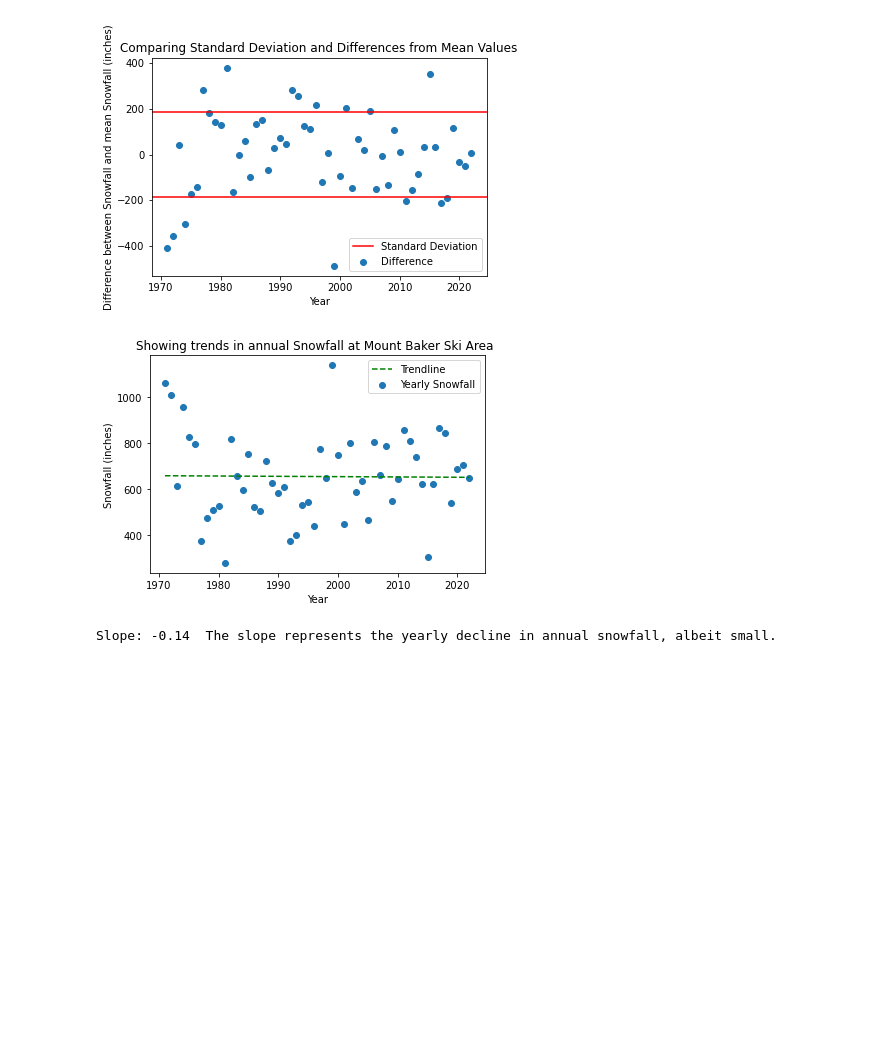
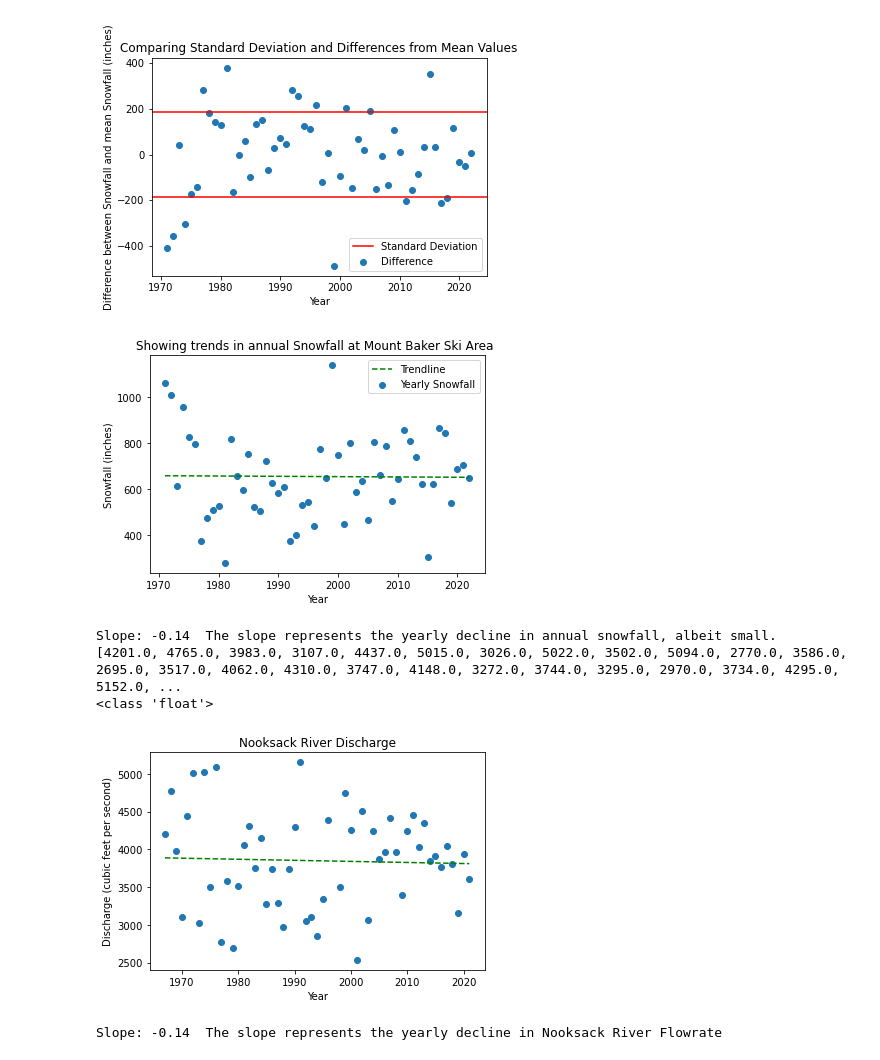
Before and after one commit to jrtomer/Python_Project, a Jupyter notebook: Finalproject.ipynb, the cells around one changed output. Drawn from its saved outputs; the diff is of its cells as text; code cells hidden in the pictures; blank space fills up the shorter version.

Commit message:
Plotted Nooksack river Discharge

```diff
--- a/Finalproject.ipynb
+++ b/Finalproject.ipynb
@@ -13,9 +13,6 @@ data = data.rename(columns={'Total_Snowfall': 'Total Snowfall'})
 
 y = data['Total Snowfall']
 x = data['Years']
-
-
-
 
 plt.plot(x, y)
 plt.ylabel('Snowfall (inches)')
@@ -36,9 +33,9 @@ for value in y:
 
 
 plt.scatter(x, error_values)
-plt.axhline(std_snowfall, color='r', linestyle='-')
+plt.axhline(pos_std_snowfall, color='r', linestyle='-')
 plt.gca().legend(('Standard Deviation','Difference'))
-plt.axhline(-(std_snowfall), color='r', linestyle='-')
+plt.axhline(neg_std_snowfall, color='r', linestyle='-')
 plt.ylabel('Difference between Snowfall and mean Snowfall (inches)')
 plt.xlabel('Year')
 plt.title('Comparing Standard Deviation and Differences from Mean Values')
@@ -53,30 +50,61 @@ for n in error_values:
 
 below_average = []
 for n in error_values:
     if neg_std_snowfall > n:
         below_average.append(n)
 
 m, b = np.polyfit(x, y, 1)
 
 plt.scatter(x, y)
 plt.plot(x, m*x + b, color = 'g', linestyle='--')
 plt.gca().legend(('Trendline','Yearly Snowfall'))
 plt.ylabel('Snowfall (inches)')
 plt.xlabel('Year')
 plt.title('Showing trends in annual Snowfall at Mount Baker Ski Area ')
 plt.show(plt.savefig("Trendline.jpg"))
 
 #Adding error values to the data series.
 
 data['Error Values'] = error_values
 
 data = data.groupby('Error Values')
 
 data.head()
 
 print("Slope: %3.2f" %(m),' The slope represents the yearly decline in annual snowfall, albeit small. ')
+
+#Reading Nooksack river discharge data.
+
+nooksack_discharge = pd.read_csv("NooksackRiver_Discharge.csv")
+discharge = nooksack_discharge['Discharge']
+
+
+y = [0]*len(discharge)
+i = 0
+for i in range(len(discharge)):
+    y[i] = float(discharge[i].replace(',', ''))
+    i =+ 1
+print(y)
+print(type(y[0]))
+
+x = nooksack_discharge['Water Year']
+
+m1, b1 = np.polyfit(x, y, 1)
+
+plt.scatter(x, y)
+plt.plot(x, m1*x + b1, color = 'g', linestyle='--')
+plt.title('Nooksack River Discharge')
+plt.xlabel('Year')
+plt.ylabel('Discharge (cubic feet per second)')
+plt.show()
+
+print("Slope: %3.2f" %(m),' The slope represents the yearly decline in Nooksack River Flowrate ')
 # %% [output]
 [figure]
 [figure]
 [figure]
 Slope: -0.14  The slope represents the yearly decline in annual snowfall, albeit small.
+[4201.0, 4765.0, 3983.0, 3107.0, 4437.0, 5015.0, 3026.0, 5022.0, 3502.0, 5094.0, 2770.0, 3586.0, 2695.0, 3517.0, 4062.0, 4310.0, 3747.0, 4148.0, 3272.0, 3744.0, 3295.0, 2970.0, 3734.0, 4295.0, 5152.0, ...
+<class 'float'>
+[figure, added]
+Slope: -0.14  The slope represents the yearly decline in Nooksack River Flowrate
```
Also changed, not shown: parts of 2 cells of this notebook.
